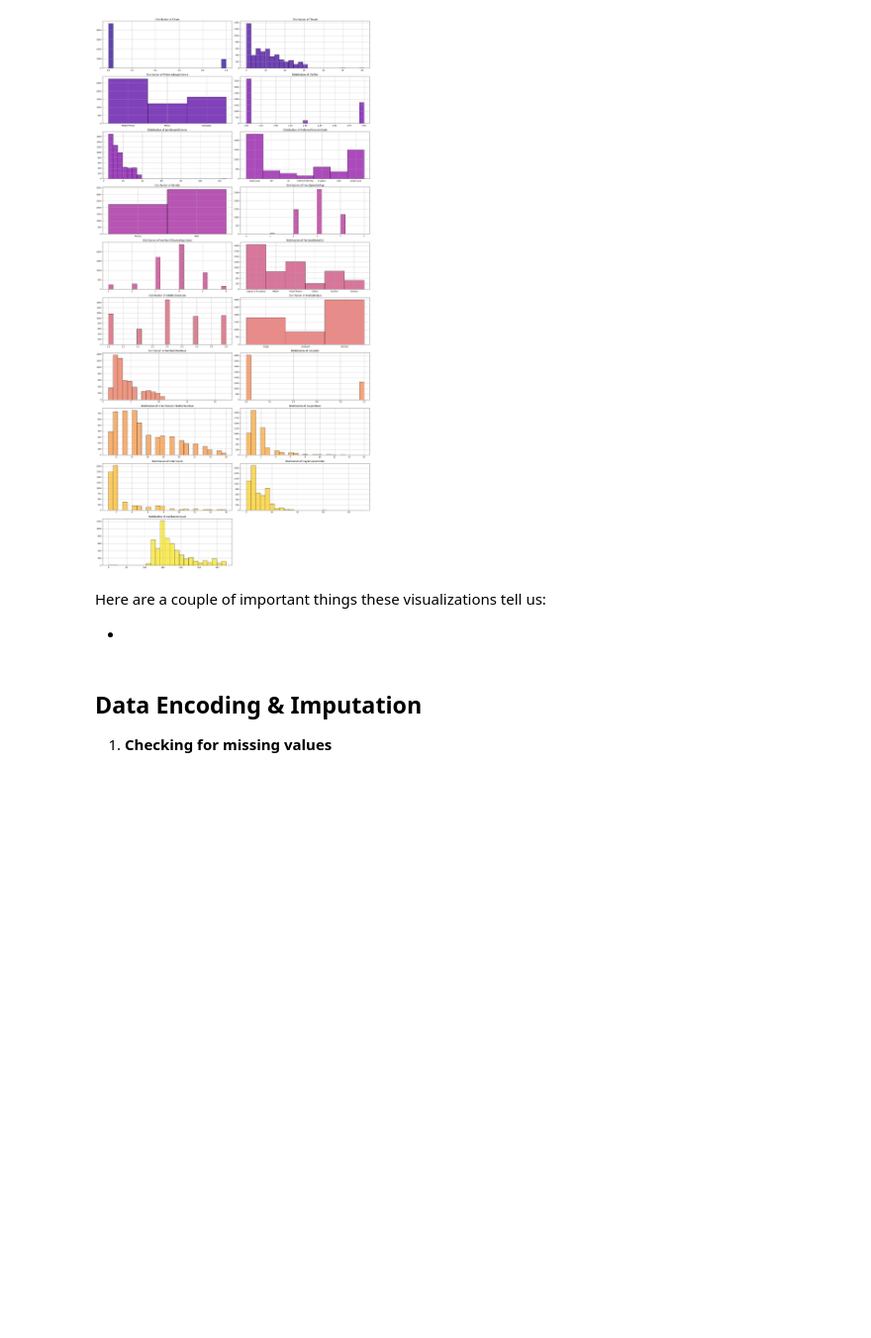
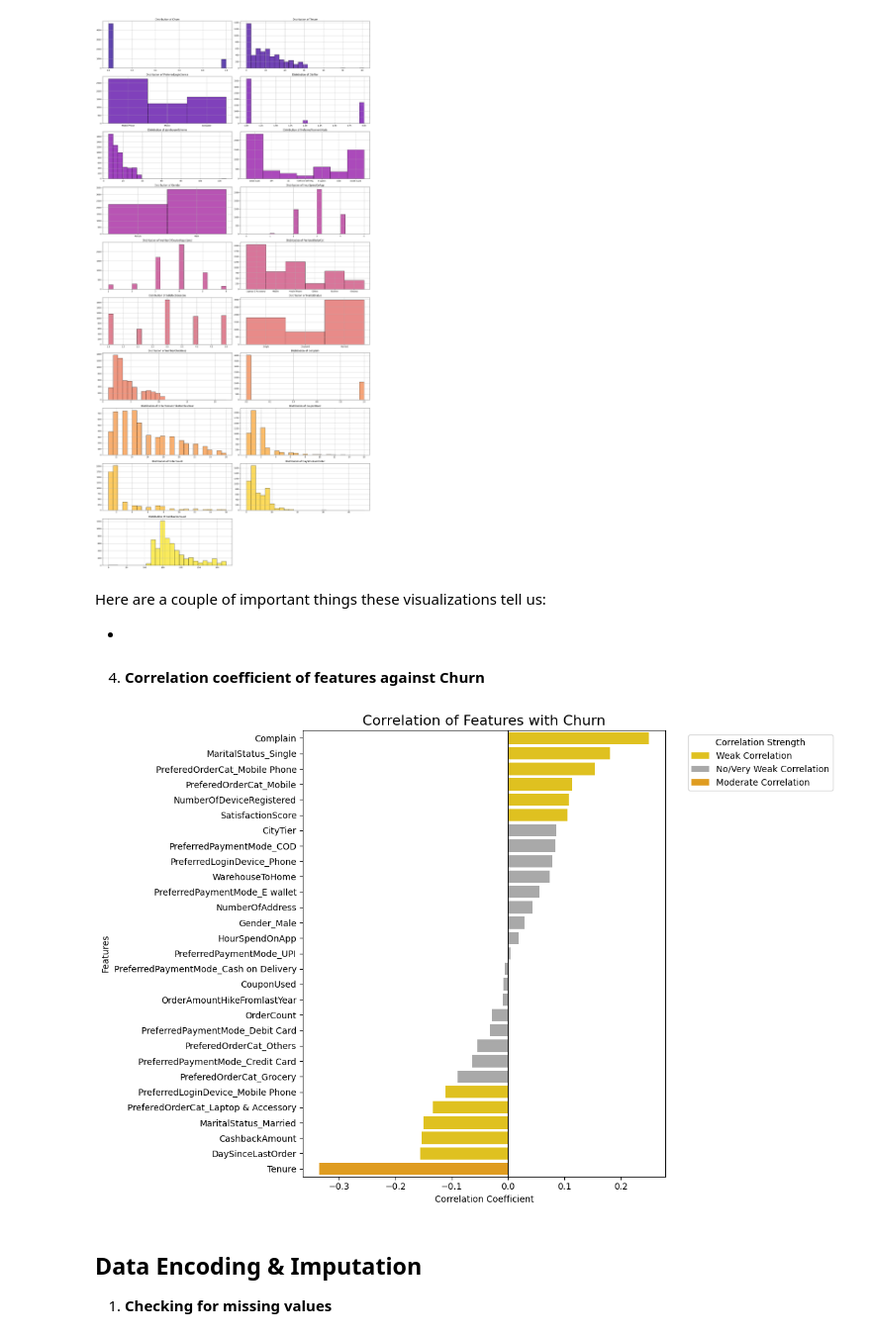
Before and after one commit to SepehrAkbari/LFC-courses, a Jupyter notebook: CSCI-250/Projects/P1/main.ipynb, the cells around one changed output. Shown at 99% size. Drawn from its saved outputs; the diff is of its cells as text; code cells hidden in the pictures; blank space fills up the shorter version.

```diff
--- a/CSCI-250/Projects/P1/main.ipynb
+++ b/CSCI-250/Projects/P1/main.ipynb
@@ -118,6 +121,60 @@ plt.show()
 Here are a couple of important things these visualizations tell us:
 
 -
+# %% [markdown]
+4. **Correlation coefficient of features against Churn**
+# %%
+# Compute correlation with Churn
+churn_corr = df.corr()[['Churn']].sort_values(by='Churn', ascending=False)
+
+# Categorize correlation strength
+def categorize_corr(value):
+    if abs(value) < 0.1:
+        return 'No/Very Weak Correlation'
+    elif abs(value) < 0.3:
+        return 'Weak Correlation'
+    elif abs(value) < 0.5:
+        return 'Moderate Correlation'
+    else:
+        return 'Strong Correlation'
+
+# Apply categorization
+churn_corr['Strength'] = churn_corr['Churn'].apply(categorize_corr)
+
+# Remove 'Churn' itself from the plot
+churn_corr = churn_corr[churn_corr.index != 'Churn']
+
+# Sort for better visualization
+churn_corr = churn_corr.sort_values(by='Churn', ascending=False)
+
+# Define color mapping
+color_map = {
+    'No/Very Weak Correlation': '#A9A9A9',
+    'Weak Correlation': '#FFD700',
+    'Moderate Correlation': '#FFA500',
+    'Strong Correlation': '#FF4500'
+}
+
+# Plotting
+plt.figure(figsize=(12, 8))
+sns.barplot(
+    x='Churn',
+    y=churn_corr.index,
+    data=churn_corr,
+    hue='Strength',
+    dodge=False,
+    palette=color_map
+)
+
+plt.title('Correlation of Features with Churn', fontsize=16)
+plt.xlabel('Correlation Coefficient')
+plt.ylabel('Features')
+plt.legend(title='Correlation Strength', bbox_to_anchor=(1.05, 1), loc='upper left')
+plt.axvline(0, color='black', linewidth=0.8)
+plt.tight_layout()
+plt.show()
+# %% [output]
+[figure, added]
 # %% [markdown]
 ## Data Encoding & Imputation
 
```
Also changed, not shown: parts of 2 cells of this notebook, 3 other files.
